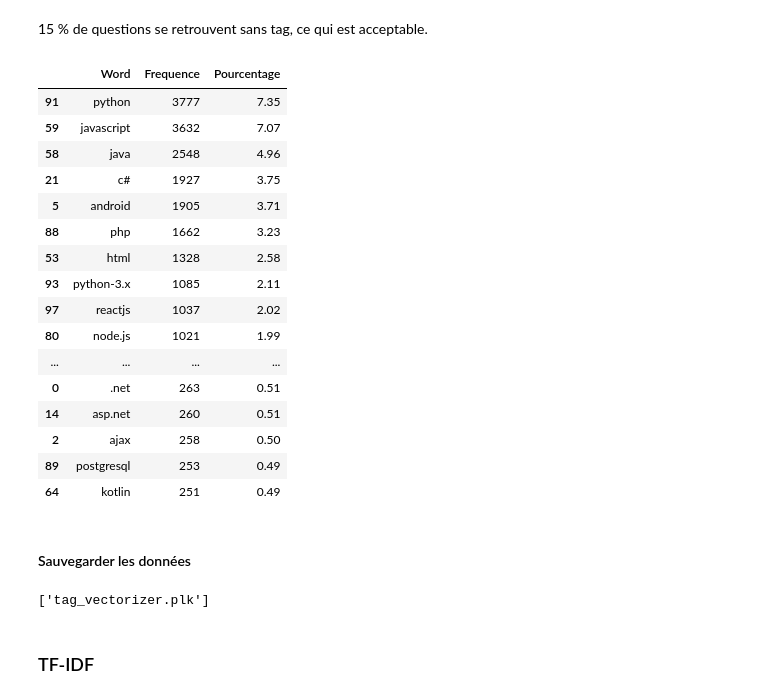
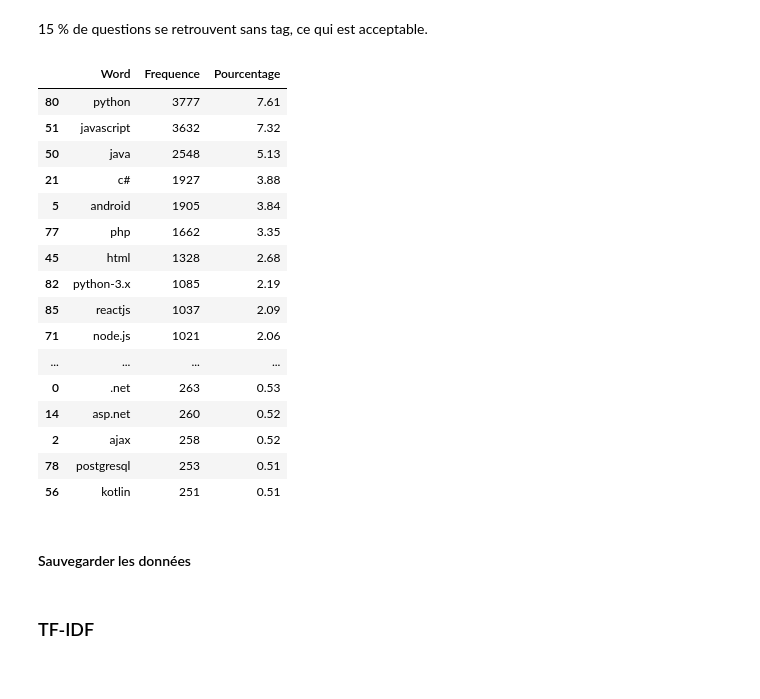
Before and after one commit to Lenka-St/Projet5, a Jupyter notebook: Notebook1_Analyse_exploratoire.ipynb, the cells around one changed output. Saved outputs shown, nothing was run; the diff lists cells and outputs as text; code cells hidden in the pictures.

```diff
--- a/Notebook1_Analyse_exploratoire.ipynb
+++ b/Notebook1_Analyse_exploratoire.ipynb
@@ -2483,10 +2495,3 @@ plt.show()
 [figure]
 # %% [markdown]
 Nous allons afficher les expressions les plus courantes avec leur pourcentage cumulé :
-# %%
-freq_target_bow = DataFrame(zip(y_train_vocab_bow, y_train_dist_bow))
-freq_target_bow.rename({0:'Word', 1:'Frequence'}, axis = 1, inplace = True)
-freq_target_bow.sort_values(['Frequence'], inplace = True, ascending=False)
-freq_target_bow['Pourcentage'] = freq_target_bow['Frequence']*100/sum(freq_target_bow['Frequence'])
-freq_target_bow['Pourc cum'] = freq_target_bow['Pourcentage'].cumsum()
-freq_target_bow.head()
@@ -2654,40 +2664,35 @@ dtype: int64
 # %% [markdown]
 15 % de questions se retrouvent sans tag, ce qui est acceptable.
 # %%
-freq_target_bow = DataFrame(zip(y_train_0p1_vocab_bow, y_train_0p1_dist_bow))
-freq_target_bow.rename({0:'Word', 1:'Frequence'}, axis = 1, inplace = True)
-freq_target_bow.sort_values(['Frequence'], inplace = True, ascending=False)
-freq_target_bow['Pourcentage'] = round(freq_target_bow['Frequence']*100/sum(freq_target_bow['Frequence']),2)
-freq_target_bow[:50]
+freq_top_target_bow = DataFrame(zip(y_train_0p1_vocab_bow, y_train_0p1_dist_bow))
+freq_top_target_bow.rename({0:'Word', 1:'Frequence'}, axis = 1, inplace = True)
+freq_top_target_bow.sort_values(['Frequence'], inplace = True, ascending=False)
+freq_top_target_bow['Pourcentage'] = round(freq_top_target_bow['Frequence']*100/sum(freq_top_target_bow['Frequence']),2)
+freq_top_target_bow[:50]
 # %% [output]
 |  | Word | Frequence | Pourcentage |
-| 91 | python | 3777 | 7.35 |
-| 59 | javascript | 3632 | 7.07 |
-| 58 | java | 2548 | 4.96 |
-| 21 | c# | 1927 | 3.75 |
-| 5 | android | 1905 | 3.71 |
-| 88 | php | 1662 | 3.23 |
-| 53 | html | 1328 | 2.58 |
-| 93 | python-3.x | 1085 | 2.11 |
-| 97 | reactjs | 1037 | 2.02 |
-| 80 | node.js | 1021 | 1.99 |
+| 80 | python | 3777 | 7.61 |
+| 51 | javascript | 3632 | 7.32 |
+| 50 | java | 2548 | 5.13 |
+| 21 | c# | 1927 | 3.88 |
+| 5 | android | 1905 | 3.84 |
+| 77 | php | 1662 | 3.35 |
+| 45 | html | 1328 | 2.68 |
+| 82 | python-3.x | 1085 | 2.19 |
+| 85 | reactjs | 1037 | 2.09 |
+| 71 | node.js | 1021 | 2.06 |
 | ... | ... | ... | ... |
-| 0 | .net | 263 | 0.51 |
-| 14 | asp.net | 260 | 0.51 |
-| 2 | ajax | 258 | 0.50 |
-| 89 | postgresql | 253 | 0.49 |
-| 64 | kotlin | 251 | 0.49 |
+| 0 | .net | 263 | 0.53 |
+| 14 | asp.net | 260 | 0.52 |
+| 2 | ajax | 258 | 0.52 |
+| 78 | postgresql | 253 | 0.51 |
+| 56 | kotlin | 251 | 0.51 |
 # %% [markdown]
 #### Sauvegarder les données
 # %%
 np.save('Data/y_train_0p1_bow', y_train_0p1_bow)
 np.save('Data/y_train_0p1_vocab_bow', y_train_0p1_vocab_bow)
 np.save('Data/y_train_0p1_dist_bow', y_train_0p1_dist_bow)
-# %%
-# Save the tag_vectorizer
-joblib.dump(tag_vectorizer, "tag_vectorizer.plk")
-# %% [output]
-['tag_vectorizer.plk']
 # %% [markdown]
 ### TF-IDF
 # %% [markdown]
```
Also changed, not shown: parts of 48 cells of this notebook.
